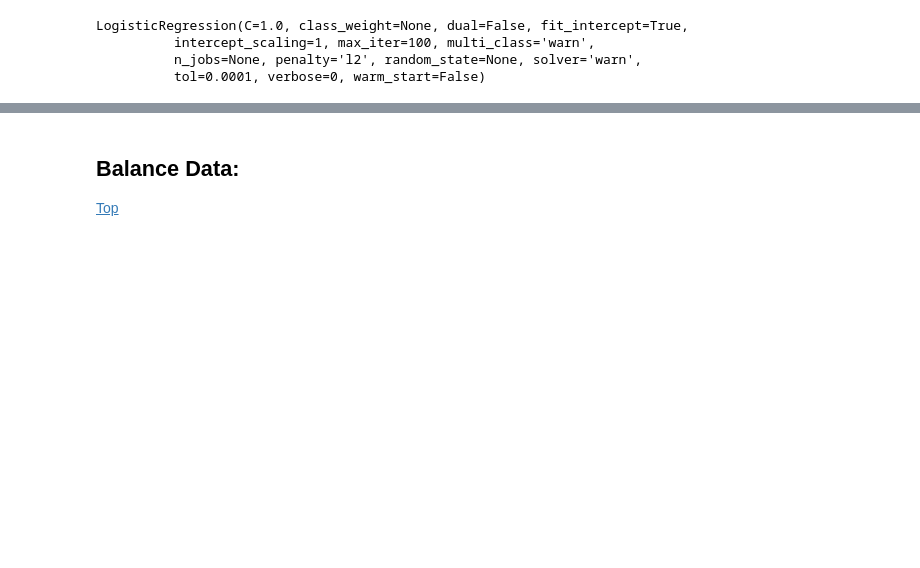
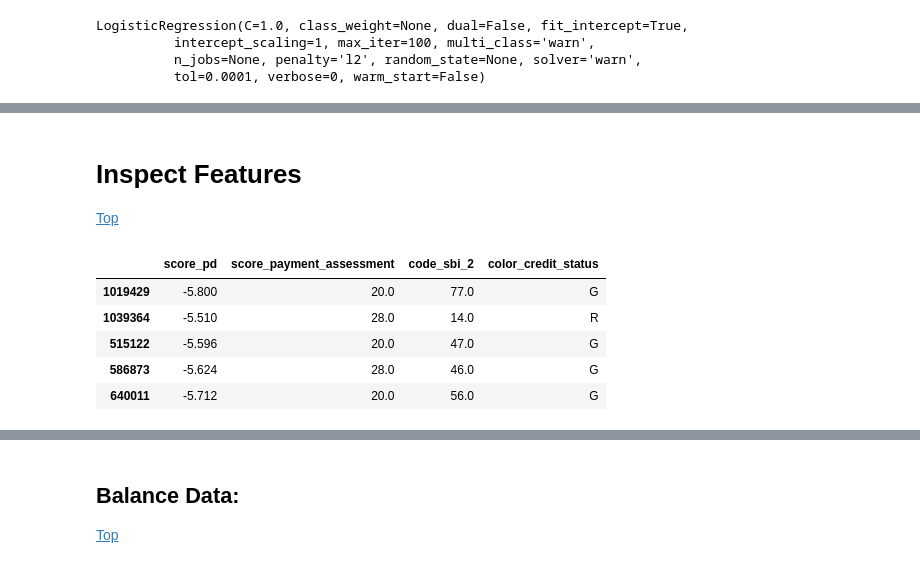
Before and after one commit to mark-me/relocation_indicator, a Jupyter notebook: Notebooks/Data_Exploration/logistic_regression.ipynb, the cells around one changed output, grey strips where cells are left out. Drawn from its saved outputs; the diff is of its cells as text; code cells hidden in the pictures; blank space fills up the shorter version.

```diff
--- a/Notebooks/Data_Exploration/logistic_regression.ipynb
+++ b/Notebooks/Data_Exploration/logistic_regression.ipynb
@@ -78,0 +117,2 @@ feature_cols = ['score_pd', 'score_payment_assessment', 'code_sbi_2']
+# %%
+features_in_model = data_to_model.columns.tolist()
@@ -79,6 +129,8 @@ feature_cols = ['score_pd', 'score_payment_assessment', 'code_sbi_2']
+# %%
+features_in_model.remove('has_relocated')
 # %%
-x_train, x_test, y_train, y_test = train_test_split(data_df[feature_cols], data_df.has_relocated,
-                                                    test_size=0.25, random_state=0)
+x_train, x_test, y_train, y_test = train_test_split(data_to_model[features_in_model], data_to_model.has_relocated,
+                                                    test_size=0.20, random_state=0)
 # %%
 logisticRegr0 = LogisticRegression()
 # %%
@@ -164,0 +208,13 @@ pyplot.show()
+# %% [markdown]
+<a id='inspectfeatures'></a>
+# Inspect Features
+<a href=#top>Top</a>
+# %%
+x_train.head()
+# %% [output]
+|  | score_pd | score_payment_assessment | code_sbi_2 | color_credit_status |
+| 1019429 | -5.800 | 20.0 | 77.0 | G |
+| 1039364 | -5.510 | 28.0 | 14.0 | R |
+| 515122 | -5.596 | 20.0 | 47.0 | G |
+| 586873 | -5.624 | 28.0 | 46.0 | G |
+| 640011 | -5.712 | 20.0 | 56.0 | G |
```
Also changed, not shown: parts of 38 cells of this notebook.
